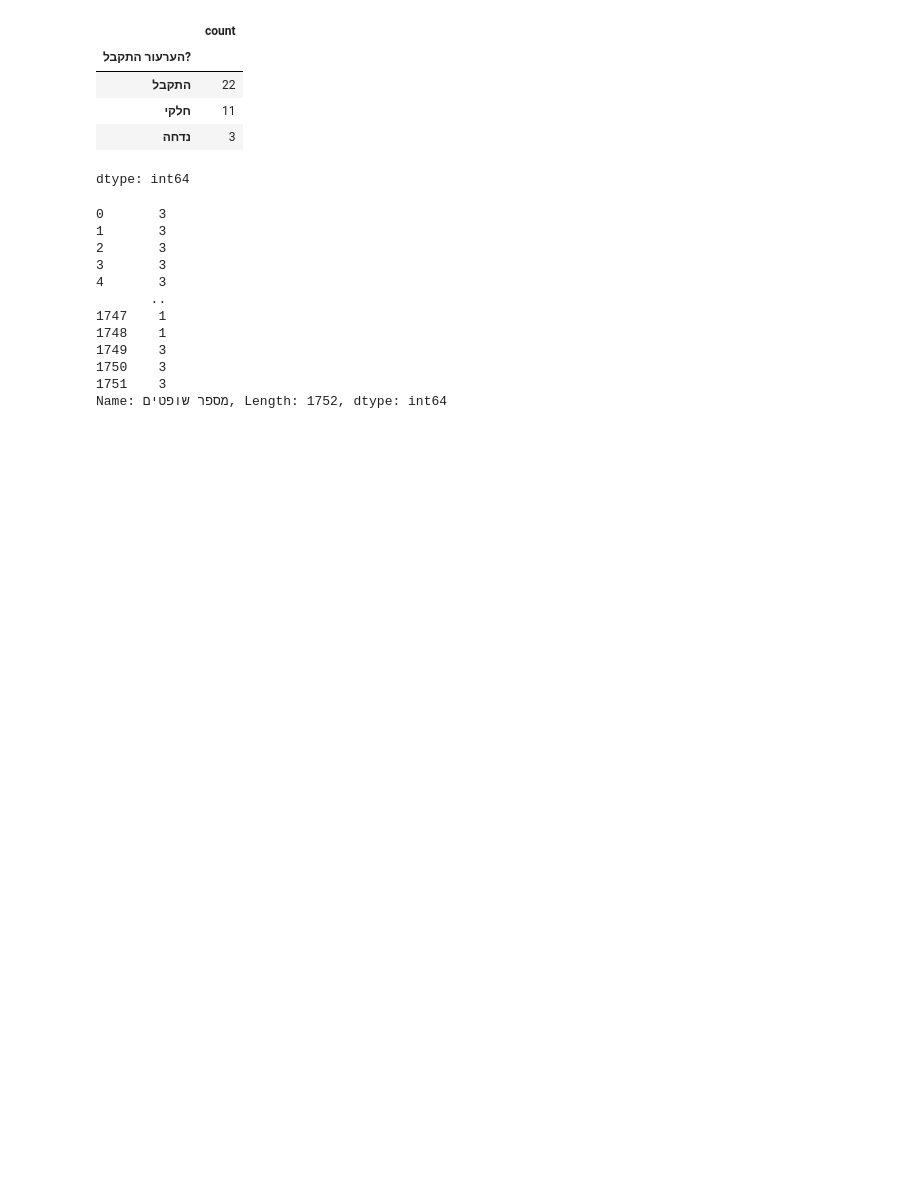
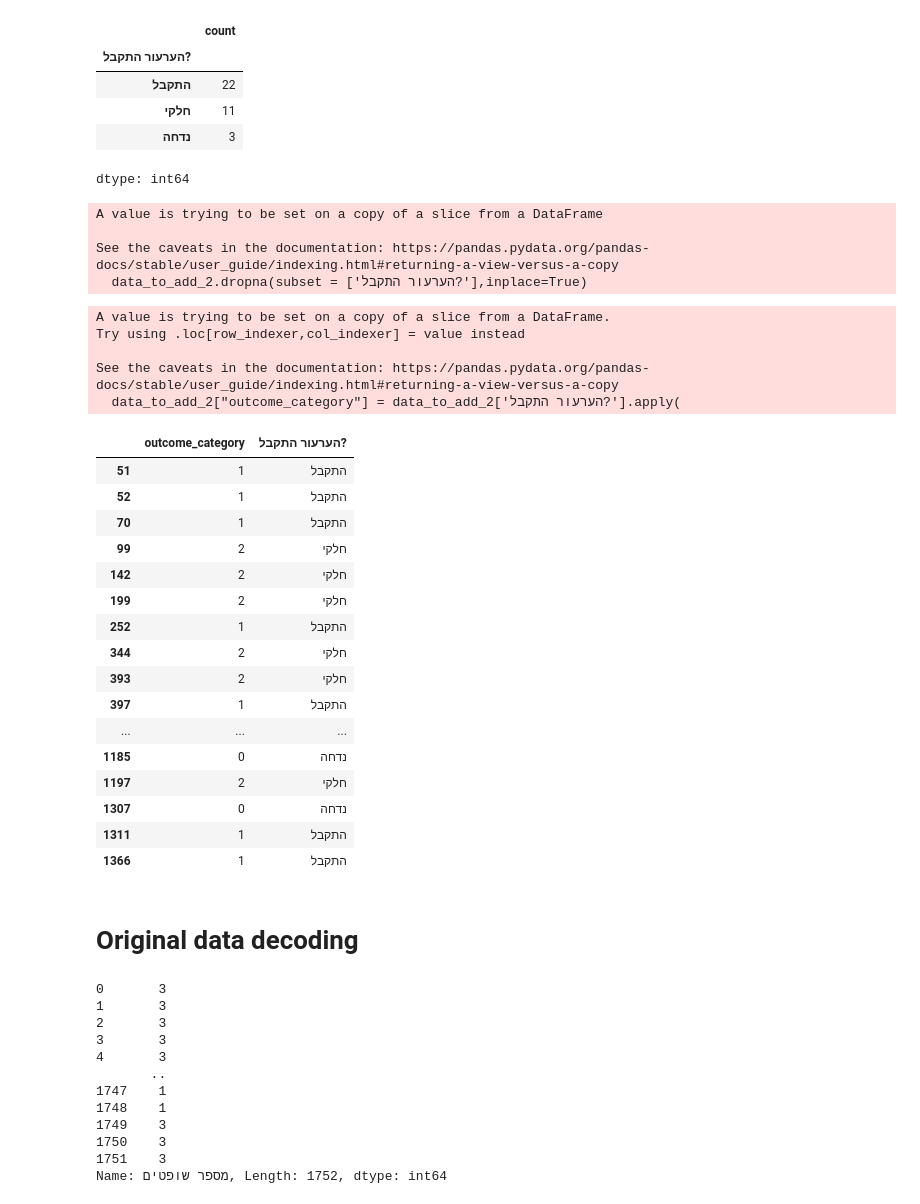
Before and after one commit to noambassat/SupremeCourtClassifier, a Jupyter notebook: 4_explore_and_merge_RAP_AP.ipynb, the cells around one changed output. Drawn from its saved outputs; the diff is of its cells as text; code cells hidden in the pictures; blank space fills up the shorter version.

```diff
--- a/4_explore_and_merge_RAP_AP.ipynb
+++ b/4_explore_and_merge_RAP_AP.ipynb
@@ -97,6 +127,47 @@ data_to_add_2['הערעור התקבל?'].value_counts()
 | חלקי | 11 |
 | נדחה | 3 |
 dtype: int64
+# %%
+data_to_add_2.dropna(subset = ['הערעור התקבל?'],inplace=True)
+# %% [output]
+A value is trying to be set on a copy of a slice from a DataFrame
+
+See the caveats in the documentation: https://pandas.pydata.org/pandas-docs/stable/user_guide/indexing.html#returning-a-view-versus-a-copy
+  data_to_add_2.dropna(subset = ['הערעור התקבל?'],inplace=True)
+# %%
+data_to_add_2["outcome_category"] = data_to_add_2['הערעור התקבל?'].apply(
+    lambda x: 0 if x == "נדחה"
+              else 1 if x == "התקבל"
+              else 2
+)
+# %% [output]
+A value is trying to be set on a copy of a slice from a DataFrame.
+Try using .loc[row_indexer,col_indexer] = value instead
+
+See the caveats in the documentation: https://pandas.pydata.org/pandas-docs/stable/user_guide/indexing.html#returning-a-view-versus-a-copy
+  data_to_add_2["outcome_category"] = data_to_add_2['הערעור התקבל?'].apply(
+# %%
+data_to_add_2[["outcome_category",'הערעור התקבל?']]
+# %% [output]
+|  | outcome_category | הערעור התקבל? |
+| 51 | 1 | התקבל |
+| 52 | 1 | התקבל |
+| 70 | 1 | התקבל |
+| 99 | 2 | חלקי |
+| 142 | 2 | חלקי |
+| 199 | 2 | חלקי |
+| 252 | 1 | התקבל |
+| 344 | 2 | חלקי |
+| 393 | 2 | חלקי |
+| 397 | 1 | התקבל |
+| ... | ... | ... |
+| 1185 | 0 | נדחה |
+| 1197 | 2 | חלקי |
+| 1307 | 0 | נדחה |
+| 1311 | 1 | התקבל |
+| 1366 | 1 | התקבל |
+# %% [markdown]
+# Original data decoding
 # %%
 import ast
 import pandas as pd
```
Also changed, not shown: parts of 6 cells of this notebook.
